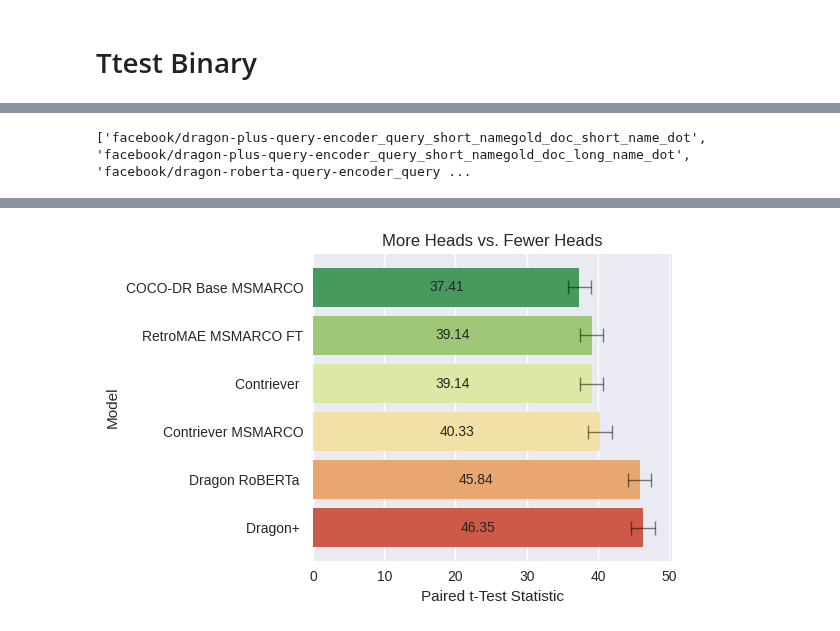
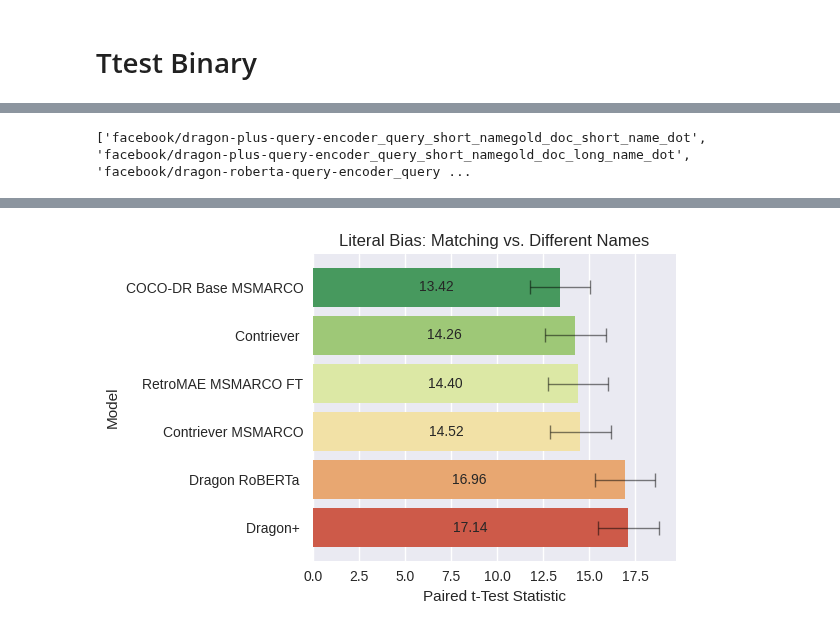
Before and after one commit to mohsenfayyaz/ColDeR, a Jupyter notebook: src/notebooks/Analysis_Literal_Bias.ipynb, the cells around one changed output, grey strips where cells are left out. Cells and saved outputs as stored; diff of their text form; code cells hidden in the pictures.

```diff
--- a/src/notebooks/Analysis_Literal_Bias.ipynb
+++ b/src/notebooks/Analysis_Literal_Bias.ipynb
@@ -355,2 +355,39 @@ rdfp2
 # %% [markdown]
 # Ttest Binary
+# %%
+df = df_raw.copy()
+df = df[df["head_entity_names"].str.len() > 1]
+print(len(df))
+
+df = df.sample(250, random_state=0)
+print(len(df))
+
+df["head_entity_shortest_name"] = df["head_entity_names"].apply(lambda x: min(x, key=len))
+df["query_long_name"] = df["query"]
+df["query_short_name"] = df.apply(lambda r: r["query"].replace(r["head_entity_longest_name"], r["head_entity_shortest_name"]), axis=1)
+
+def replace_heads(r, replacement):
+    sents = r["sents"]
+    head_all_pos = []
+    head_start_pos = []
+    for e in r["head_entity"]:
+        if "".join(sents[e["sent_id"]][e["pos"][0]: e["pos"][1]]).replace(" ", "") != e["name"].replace(" ", ""):
+            print("ERROR", e["name"].replace(" ", ""), " != ", "".join(sents[e["sent_id"]][e["pos"][0]: e["pos"][1]]).replace(" ", ""))
+        head_start_pos.append((e["sent_id"], e["pos"][0]))
+        for i in range(e["pos"][0], e["pos"][1]):
+            head_all_pos.append((e["sent_id"], i))
+
+    new_words = []
+    for sent_id, sent in enumerate(sents):
+        for wi, word in enumerate(sent):
+            if (sent_id, wi) in head_start_pos:
+                new_words.append(replacement)
+            if (sent_id, wi) not in head_all_pos:
+                new_words.append(word)
+    return " ".join(new_words)
+
+
+df["gold_doc_long_name"] = df.apply(lambda r: replace_heads(r, r["head_entity_longest_name"]), axis=1)
+df["gold_doc_short_name"] = df.apply(lambda r: replace_heads(r, r["head_entity_shortest_name"]), axis=1)
+
+df[["query", "query_long_name", "query_short_name", "gold_doc_long_name", "gold_doc_short_name"]].sample(5)
@@ -416,6 +471,9 @@ for query_model, context_model, POOLING in tqdm(cfgs):
                     "ttest_pvalue": stats.ttest_rel(df[col1], df[col2])[1],
                     "ttest_ci_low": np.abs(standard_ttest_ppf(len(df))),
                     "ttest_ci_high": np.abs(standard_ttest_ppf(len(df))),
+                    "mean_diff": (df[col1] - df[col2]).mean(),
+                    "std_diff": (df[col1] - df[col2]).std(),
+                    "n": len(df),
                 })
     rdf = pd.DataFrame(rdf)
     results_df = pd.concat([results_df, rdf]).sort_values("ttest_stats", ascending=True)
@@ -434,7 +492,7 @@ model_mappings = {
 results_df["query_model"] = results_df["query_model"].apply(lambda x: model_mappings[x][0] + " " + model_mappings[x][1])
 results_df.rename(columns={"ttest_stats": "Paired t-Test Statistic", "query_model": "Model"}, inplace=True)
 plt.figure(figsize=(6, 4))
-plt.title("More Heads vs. Fewer Heads")
+plt.title("Literal Bias: Matching vs. Different Names")
 ax = sns.barplot(data=results_df, y="Model", x="Paired t-Test Statistic", palette=sns.color_palette("RdYlGn_r"), hue="Model")
 for container in ax.containers:
     ax.bar_label(container, fmt='%.2f', label_type='center', fontsize=10)
@@ -458 +516 @@ results_df
-[figure, old version]
+[figure, new version]
```
Also changed, not shown: parts of 8 cells of this notebook, 14 other files.
